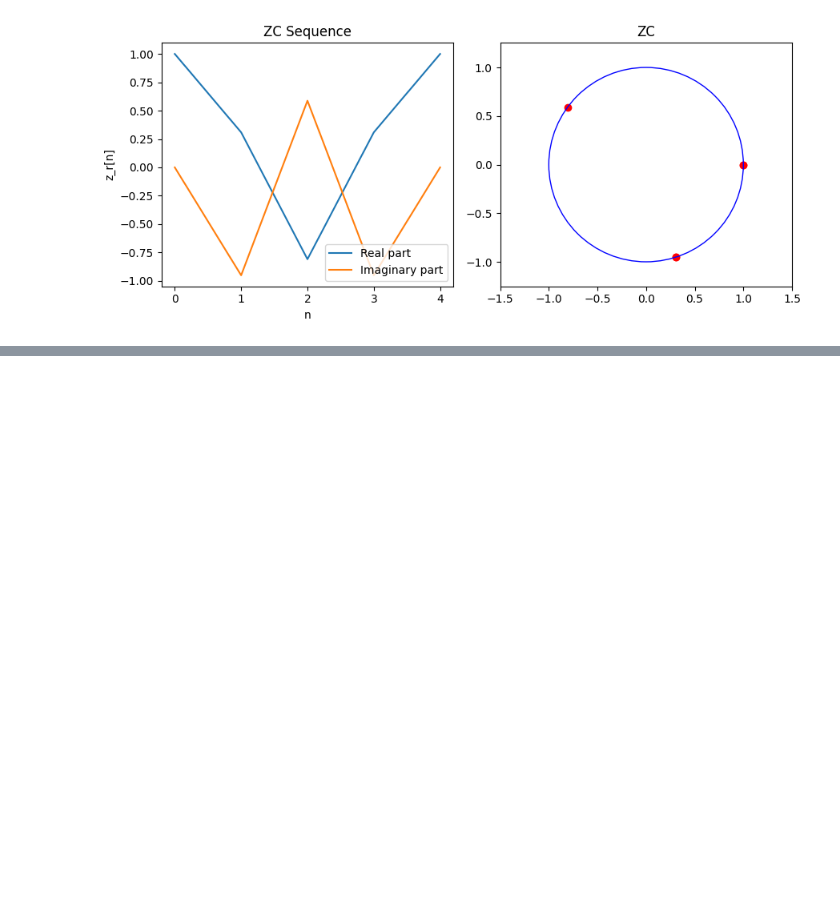
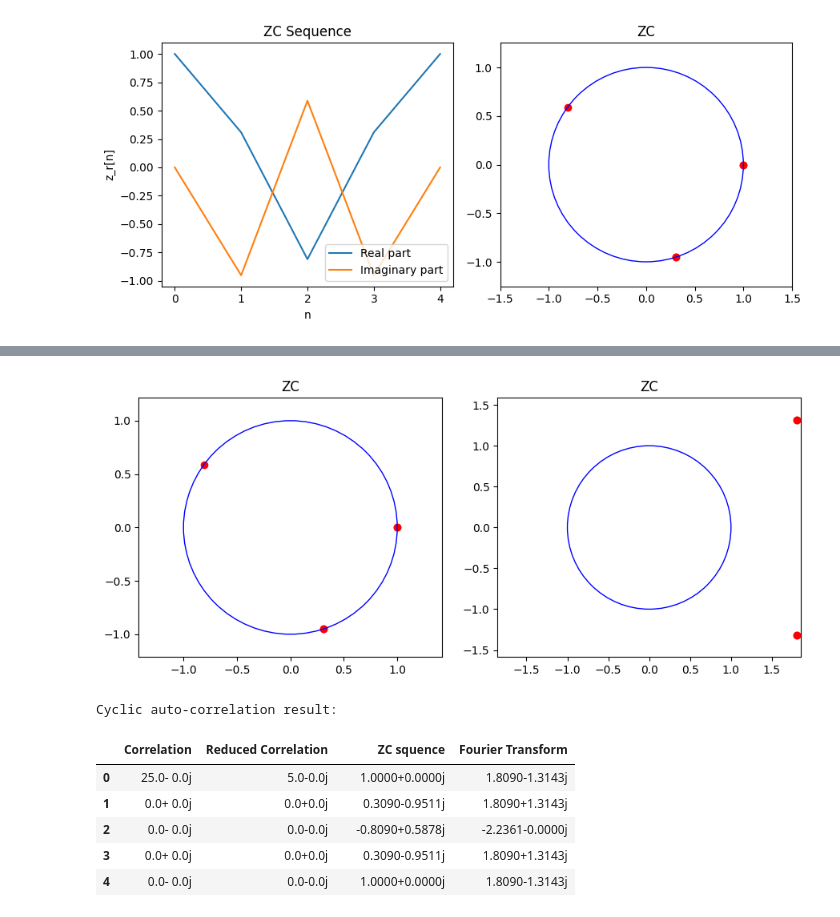
Before and after one commit to Danzo0l/py-laboratory, a Jupyter notebook: mMTC/zadoff-chu.ipynb, the cells around one changed output, grey strips where cells are left out. Drawn from its saved outputs; the diff is of its cells as text; code cells hidden in the pictures; blank space fills up the shorter version.

Commit message:
mMTC: Fourie transform

```diff
--- a/mMTC/zadoff-chu.ipynb
+++ b/mMTC/zadoff-chu.ipynb
@@ -95,0 +87,16 @@ Cyclic auto-correlation result:
+# %%
+# Simulate ZC-sequence cross-correlation test
+# Fixed Cyclic Cross-Correlation property
+
+print('\nCyclic cross-correlation result:')
+
+correlation_res = []
+for tao in range(NZC):
+    zc_values_y_shifted = zc_shift(zc_values_y, tao)
+    cross_correlate = cyclic_correlation(zc_values, zc_values_y_shifted)
+    correlation_res.append(cross_correlate)
+
+pd.DataFrame({
+    'Correlation':  np.around(np.array(correlation_res), decimals=ACURANCY),
+    'Reduced Correlation':  np.around(np.array(correlation_res) / NZC, decimals=ACURANCY),
+})
@@ -95,0 +111,58 @@ Cyclic auto-correlation result:
+# %%
+# Discrete Fourier Transform
+# Generate ZC from Discrete Fourier Transform
+fourier_sequence = discrete_fourier_transform(zc_values, 5)
+
+# Plot the ZC sequence
+plt.figure(figsize=(9, 4))
+
+# Plot ZC sequence
+plt.subplot(1, 2, 1)
+plt.scatter(np.real(zc_values), np.imag(zc_values), color='red', label=None, marker='o')
+plt.title('ZC')
+plt.axis('equal')
+circle = plt.Circle((0, 0), radius=1, edgecolor='b', facecolor='none')
+plt.gca().add_patch(circle)
+plt.xlim(-1.5, 1.5)
+plt.ylim(-1.5, 1.5)
+plt.tight_layout()
+
+# Plot Fourier sequence
+plt.subplot(1, 2, 2)
+plt.scatter(np.real(fourier_sequence), np.imag(fourier_sequence), color='red', label=None, marker='o')
+plt.title('ZC')
+plt.axis('equal')
+circle = plt.Circle((0, 0), radius=1, edgecolor='b', facecolor='none')
+plt.gca().add_patch(circle)
+plt.xlim(-1.5, 1.5)
+plt.ylim(-1.5, 1.5)
+plt.tight_layout()
+
+plt.show()
+
+
+# Simulate ZC-sequence auto-correlation test
+# Zero Cyclic Autocorrelation property
+print('\nCyclic auto-correlation result: ')
+correlation_res = []
+for tao in range(NZC):
+    z_p_values = zc_shift(fourier_sequence, tao)
+    auto_correlate = cyclic_correlation(fourier_sequence, z_p_values)
+    correlation_res.append(auto_correlate)
+
+pd.DataFrame({
+    'Correlation':  np.around(np.array(correlation_res), decimals=ACURANCY),
+    'Reduced Correlation':  np.around(np.array(correlation_res) / NZC, decimals=ACURANCY),
+    '  ': '  ',
+    'ZC squence':  np.round(zc_values, decimals=4),
+    'Fourier Transform':  np.round(fourier_sequence, decimals=4)
+})
+# %% [output]
+[figure, added]
+Cyclic auto-correlation result:
+|  | Correlation | Reduced Correlation |  | ZC squence | Fourier Transform |
+| 0 | 25.0- 0.0j | 5.0-0.0j |  | 1.0000+0.0000j | 1.8090-1.3143j |
+| 1 | 0.0+ 0.0j | 0.0+0.0j |  | 0.3090-0.9511j | 1.8090+1.3143j |
+| 2 | 0.0- 0.0j | 0.0-0.0j |  | -0.8090+0.5878j | -2.2361-0.0000j |
+| 3 | 0.0+ 0.0j | 0.0+0.0j |  | 0.3090-0.9511j | 1.8090+1.3143j |
+| 4 | 0.0- 0.0j | 0.0-0.0j |  | 1.0000+0.0000j | 1.8090-1.3143j |
```
Also changed, not shown: parts of 6 cells of this notebook, 4 other files.
